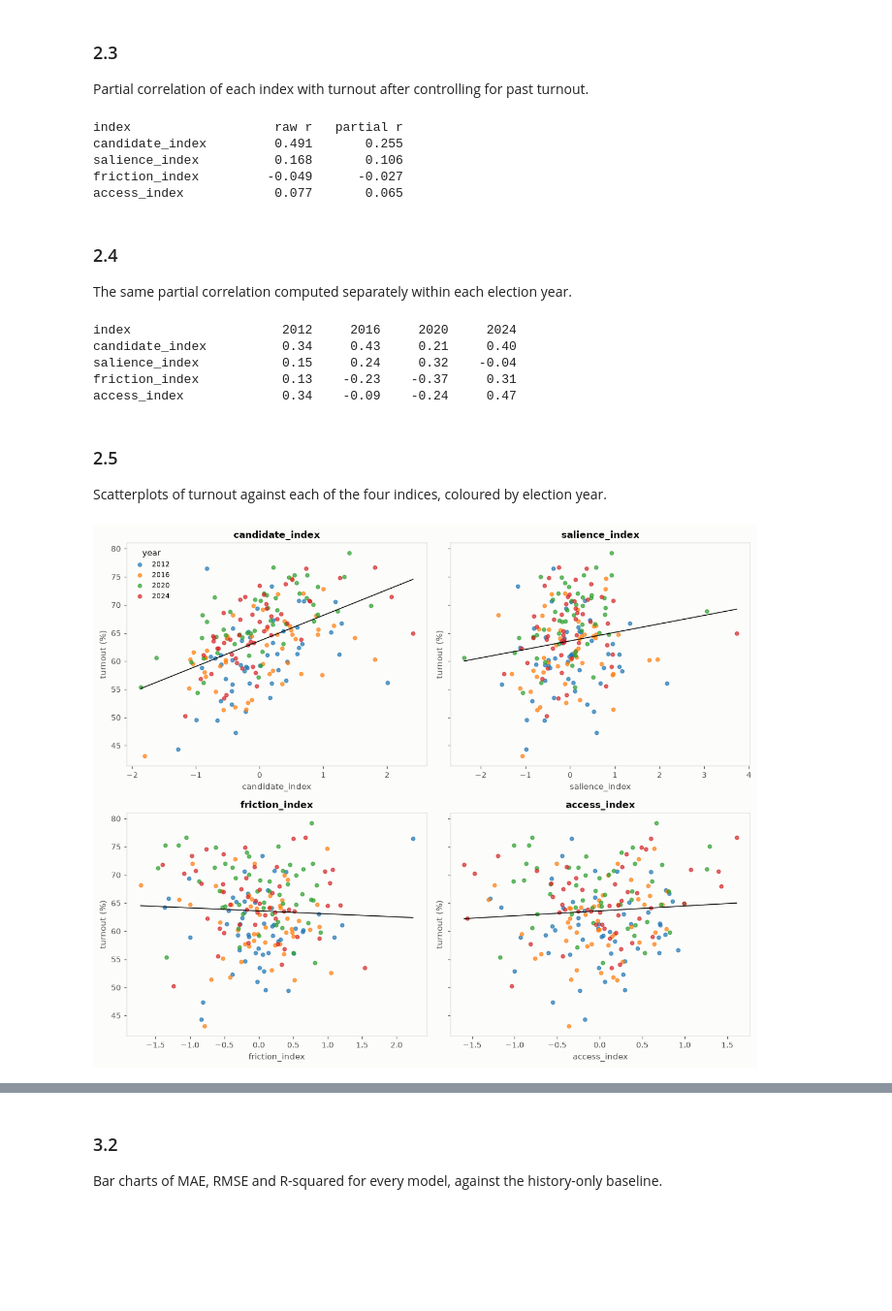
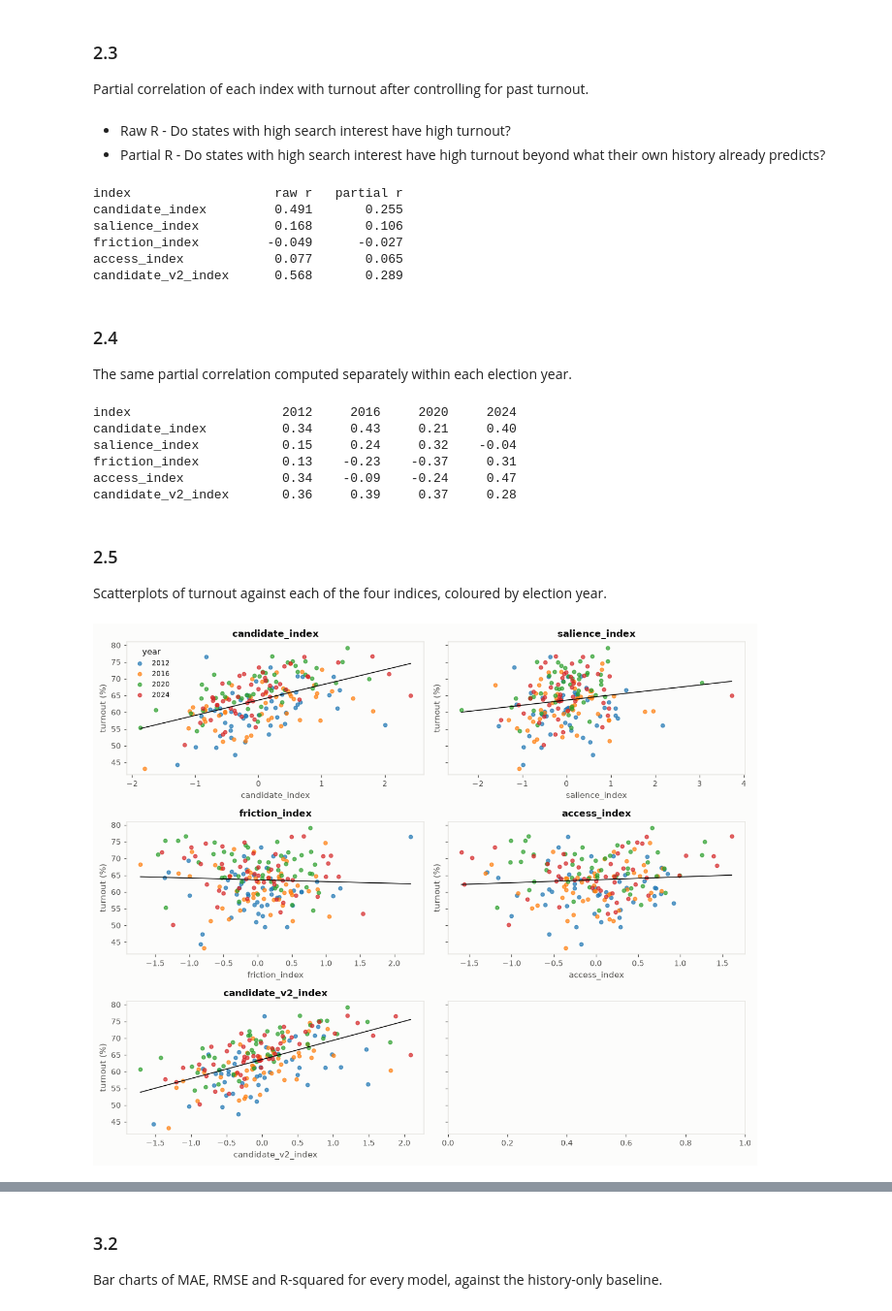
Before and after one commit to nico1831/US--Elections, a Jupyter notebook: US Elections Analysis.ipynb, the cells around one changed output, grey strips where cells are left out. Shown at 97% size. Drawn from its saved outputs; the diff is of its cells as text; code cells hidden in the pictures; blank space fills up the shorter version.

```diff
--- a/US Elections Analysis.ipynb
+++ b/US Elections Analysis.ipynb
@@ -391,7 +392,7 @@ allc = pd.concat([long.loc[~long.term_id.isin(DROP), ["state", "year", "term_id"
 SETS = {
     "cand_v1":  ["nominee_dem", "nominee_rep", "presidential_debate"],
     "cand_v1t": ["nominee_dem_topic", "nominee_rep_topic", "presidential_debate"],
-    "cand_v2":  ["nominee_dem_topic", "nominee_rep_topic", "presidential_debate",
+    "candidate_v2_index":  ["nominee_dem_topic", "nominee_rep_topic", "presidential_debate",
                  "running_mate_dem", "running_mate_rep", "vice_presidential_debate",
                  "presidential_polls", "presidential_candidates"],
 }
@@ -419,7 +420,7 @@ print("\nCronbach's alpha:")
 for k, v in SETS.items():
     print(f"  {k:<9} k={len(v)}  alpha={alpha(Z[v]):.3f}")
 
-M = Z[SETS["cand_v2"]]
+M = Z[SETS["candidate_v2_index"]]
 print(f"\n{'v2 item':<26}{'item-rest r':>12}{'alpha if dropped':>18}")
 for c in M:
     rest = M.drop(columns=c)
@@ -461,9 +465,9 @@ HOME = {("running_mate_dem", 2012): "Delaware",  ("running_mate_rep", 2012): "Wi
 Zh = Z.copy()
 for (t, y), s in HOME.items():
     Zh.loc[(s, y), t] = np.nan          # mean() skips NaN, so that state uses its other 7 terms
-v2h = Zh[SETS["cand_v2"]].mean(axis=1).rename("cand_v2_nohome").reset_index()
-model_df = (model_df.drop(columns="cand_v2_nohome", errors="ignore")
+v2h = Zh[SETS["candidate_v2_index"]].mean(axis=1).rename("candidate_v2_index_nohome").reset_index()
+model_df = (model_df.drop(columns="candidate_v2_index_nohome", errors="ignore")
                     .merge(v2h, on=["state", "year"], how="left"))
-assert model_df.cand_v2_nohome.notna().all()
-print("cand_v2_nohome built for", len(model_df), "rows")
+assert model_df.candidate_v2_index_nohome.notna().all()
+print("candidate_v2_index_nohome built for", len(model_df), "rows")
 # %% [output]
@@ -562,6 +588,9 @@ access_index             0.05             0.25            0.18            0.48
 # %% [markdown]
 ### 2.3
 Partial correlation of each index with turnout after controlling for past turnout.
+# %% [markdown]
+- Raw R - Do states with high search interest have high turnout?
+- Partial R - Do states with high search interest have high turnout beyond what their own history already predicts?
 # %%
 def residualise(x, ctrl):
     """Remove the linear effect of ctrl from x."""
@@ -576,7 +605,7 @@ def partial_corr(df, xcol, ycol, ctrl_cols):
     return np.corrcoef(rx, ry)[0, 1]
 
 print(f"{'index':<20}{'raw r':>9}{'partial r':>12}")
-for f in TRENDS:
+for f in TRENDS + ["candidate_v2_index"]:
     raw = model_df[f].corr(model_df.turnout)
     par = partial_corr(model_df, f, "turnout", ["turnout_prev"])
     print(f"{f:<20}{raw:>9.3f}{par:>12.3f}")
@@ -586,12 +615,13 @@ candidate_index         0.491       0.255
 salience_index          0.168       0.106
 friction_index         -0.049      -0.027
 access_index            0.077       0.065
+candidate_v2_index      0.568       0.289
 # %% [markdown]
 ### 2.4
 The same partial correlation computed separately within each election year.
 # %%
 print(f"{'index':<20}" + "".join(f"{y:>9}" for y in sorted(model_df.year.unique())))
-for f in TRENDS:
+for f in TRENDS + ["candidate_v2_index"]:
     cells = []
     for y in sorted(model_df.year.unique()):
         g = model_df[model_df.year == y]
@@ -603,21 +633,22 @@ candidate_index          0.34     0.43     0.21     0.40
 salience_index           0.15     0.24     0.32    -0.04
 friction_index           0.13    -0.23    -0.37     0.31
 access_index             0.34    -0.09    -0.24     0.47
+candidate_v2_index       0.36     0.39     0.37     0.28
 # %% [markdown]
 ### 2.5
 Scatterplots of turnout against each of the four indices, coloured by election year.
 # %%
-fig, axes = plt.subplots(2, 2, figsize=(11, 9), sharey=True)
-for ax, f in zip(axes.ravel(), TRENDS):
+fig, axes = plt.subplots(3, 2, figsize=(11, 9), sharey=True)
+for ax, f in zip(axes.ravel(), TRENDS + ["candidate_v2_index"]):
     for y, g in model_df.groupby("year"):
         ax.scatter(g[f], g.turnout, s=18, alpha=.7, label=str(y))
     b = np.polyfit(model_df[f], model_df.turnout, 1)
     xs = np.linspace(model_df[f].min(), model_df[f].max(), 50)
     ax.plot(xs, np.polyval(b, xs), color="black", lw=1)
     ax.set_xlabel(f); ax.set_ylabel("turnout (%)"); ax.set_title(f)
 axes[0, 0].legend(title="year", fontsize=8)
 plt.tight_layout(); plt.show()
 # %% [output]
-[figure, old version]
+[figure, new version]
 # %% [markdown]
 # 3. RQ1 - Can turnout be predicted from Google Trends?
```
Also changed, not shown: parts of 34 cells of this notebook, 2 other files.
